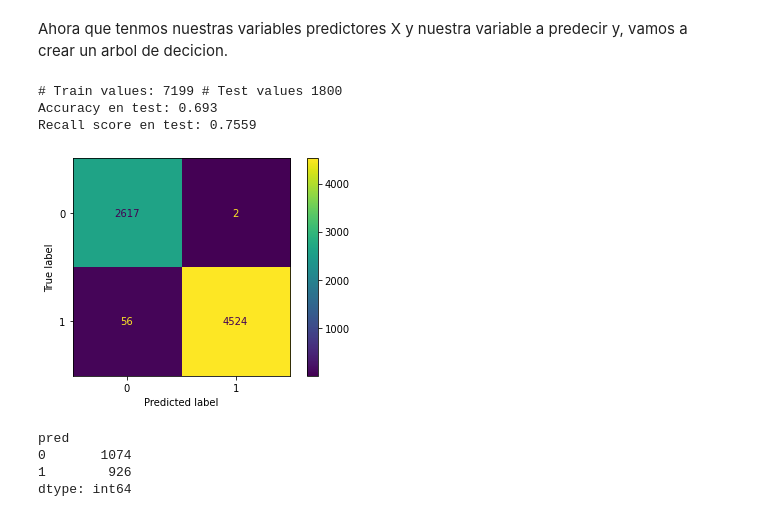
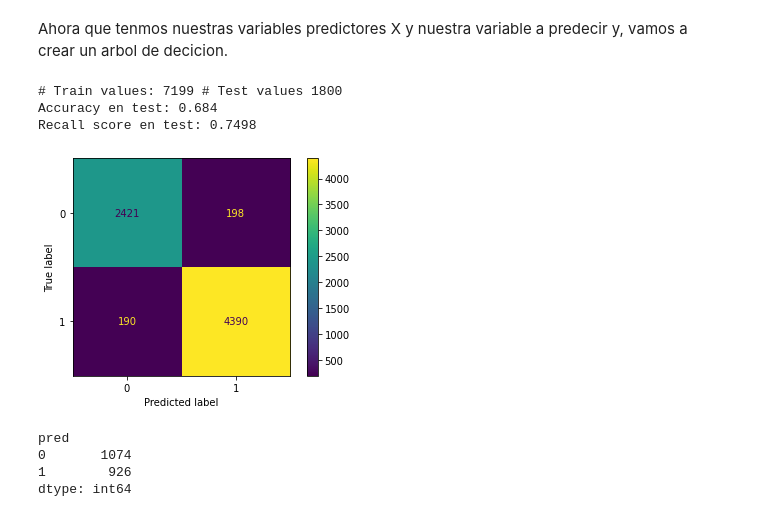
Before and after one commit to SantiGallastegui/Proyecto-Datathon, a Jupyter notebook: AnalisEDA.ipynb, the cells around one changed output. Drawn from its saved outputs; the diff is of its cells as text; code cells hidden in the pictures.

```diff
--- a/AnalisEDA.ipynb
+++ b/AnalisEDA.ipynb
@@ -238,29 +238,29 @@ Ahora que tenmos nuestras variables predictores X y nuestra variable a predecir
 # %%
 from sklearn.tree import DecisionTreeClassifier
 
 # Instanciamos un objeto de la clase DecisionTreeClassifier
 
 
-clf = DecisionTreeClassifier(max_depth = 45, random_state = 10)
+clf = DecisionTreeClassifier(max_depth = 30, random_state = 15)
 X_Train, X_Test, Y_Train, Y_Test = train_test_split(X, Y, test_size = 0.20, random_state = 101)
 print(f'# Train values: {X_Train.shape[0]} # Test values {X_Test.shape[0]}')
 clf.fit(X_Train,Y_Train)
 Y_train_pred = clf.predict(X_Train)
 Y_test_pred = clf.predict(X_Test)
 
 matrix = confusion_matrix(Y_Train, Y_train_pred)
 matrix_d = ConfusionMatrixDisplay(matrix)
 
 print(f'Accuracy en test: {round(accuracy_score(Y_Test, Y_test_pred),3)}')
 print(f'Recall score en test: {round(recall_score(Y_Test, Y_test_pred),4)}')
 
 matrix_d.plot()
 plt.show()
 # %% [output]
 # Train values: 7199 # Test values 1800
-Accuracy en test: 0.693
-Recall score en test: 0.7559
+Accuracy en test: 0.684
+Recall score en test: 0.7498
-[figure, old version]
+[figure, new version]
 # %%
 pred1 = clf.predict(data_test)
 prediccion1= pd.DataFrame(pred1)
```
Also changed, not shown: parts of 6 cells of this notebook, 2 other files.
